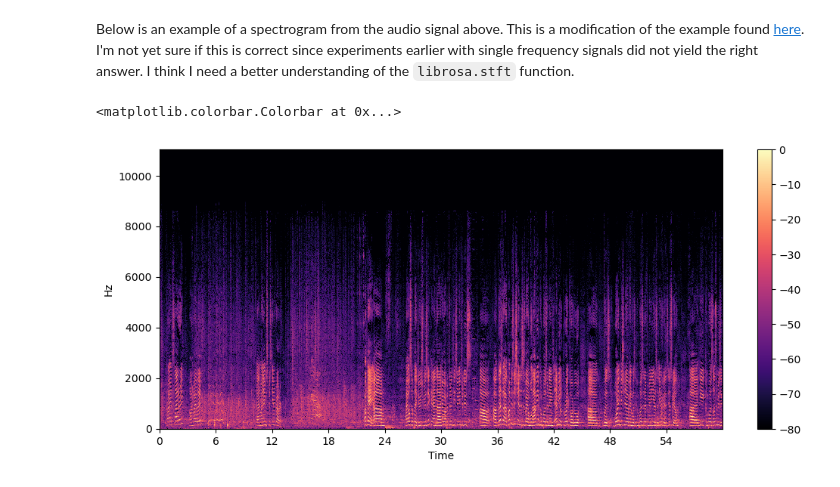
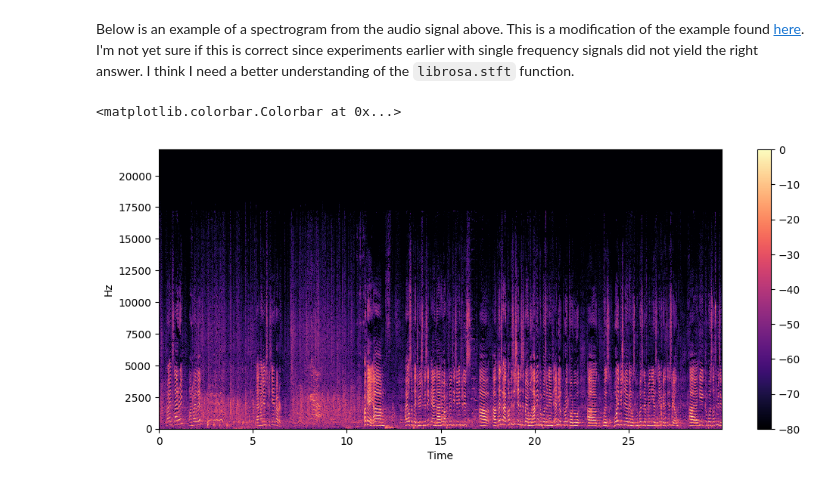
Before and after one commit to allispaul/audiobot, a Jupyter notebook: EDA/downloading_data_and_plot_example.ipynb, the cells around one changed output. Saved outputs shown, nothing was run; the diff lists cells and outputs as text; code cells hidden in the pictures.

Commit message:
Fixed the spectrogram issue - need to specify sample rate.

```diff
--- a/EDA/downloading_data_and_plot_example.ipynb
+++ b/EDA/downloading_data_and_plot_example.ipynb
@@ -50,10 +74,10 @@ Below is an example of a spectrogram from the audio signal above. This is a modi
 # %%
 D = librosa.stft(first_song_audio)
 S_db = librosa.amplitude_to_db(np.abs(D), ref=np.max)
 
 plt.figure().set_figwidth(12)
-librosa.display.specshow(S_db, x_axis="time", y_axis="hz")
+librosa.display.specshow(S_db, x_axis="time", y_axis="hz", sr=44100) #Added correct sampling rate. Ultimately, we'll want to use y_axis = log (equally spaced octaves) or mel (default for most applications)
 plt.colorbar()
 # %% [output]
 <matplotlib.colorbar.Colorbar at 0x...>
-[figure, old version]
+[figure, new version]
```
Also changed, not shown: parts of 4 cells of this notebook.
